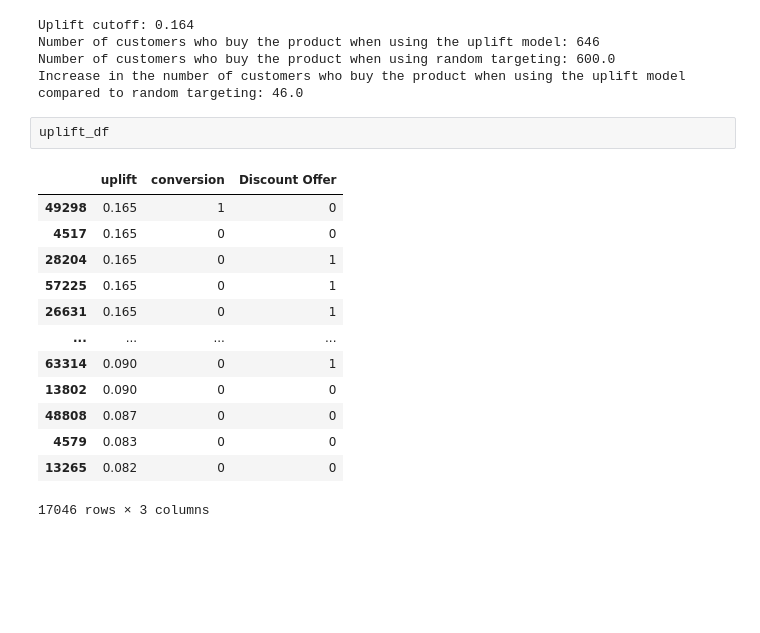
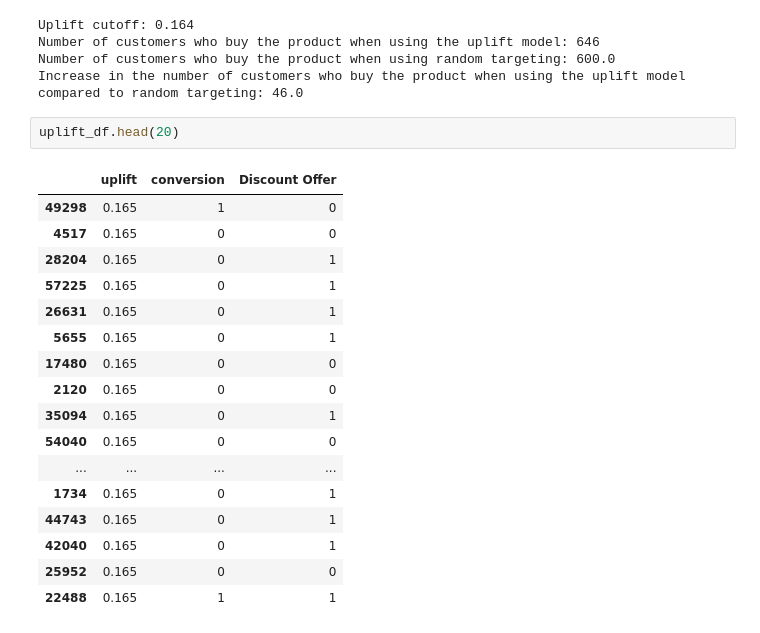
Before and after one commit to alanwake47/busn-41204-machine-learning, a Jupyter notebook: midterm/midterm_aman.ipynb, the cells around one changed output. Saved outputs shown, nothing was run; the diff lists cells and outputs as text; blank space fills up the shorter version.

```diff
--- a/midterm/midterm_aman.ipynb
+++ b/midterm/midterm_aman.ipynb
@@ -823,18 +866,22 @@ Number of customers who buy the product when using the uplift model: 646
 Number of customers who buy the product when using random targeting: 600.0
 Increase in the number of customers who buy the product when using the uplift model compared to random targeting: 46.0
 # %%
-uplift_df
+uplift_df.head(20)
 # %% [output]
 |  | uplift | conversion | Discount Offer |
 | 49298 | 0.165 | 1 | 0 |
 | 4517 | 0.165 | 0 | 0 |
 | 28204 | 0.165 | 0 | 1 |
 | 57225 | 0.165 | 0 | 1 |
 | 26631 | 0.165 | 0 | 1 |
+| 5655 | 0.165 | 0 | 1 |
+| 17480 | 0.165 | 0 | 0 |
+| 2120 | 0.165 | 0 | 0 |
+| 35094 | 0.165 | 0 | 1 |
+| 54040 | 0.165 | 0 | 0 |
 | ... | ... | ... | ... |
-| 63314 | 0.090 | 0 | 1 |
-| 13802 | 0.090 | 0 | 0 |
-| 48808 | 0.087 | 0 | 0 |
-| 4579 | 0.083 | 0 | 0 |
-| 13265 | 0.082 | 0 | 0 |
+| 1734 | 0.165 | 0 | 1 |
+| 44743 | 0.165 | 0 | 1 |
+| 42040 | 0.165 | 0 | 1 |
+| 25952 | 0.165 | 0 | 0 |
+| 22488 | 0.165 | 1 | 1 |
-17046 rows × 3 columns
```
Also changed, not shown: parts of 17 cells of this notebook.
